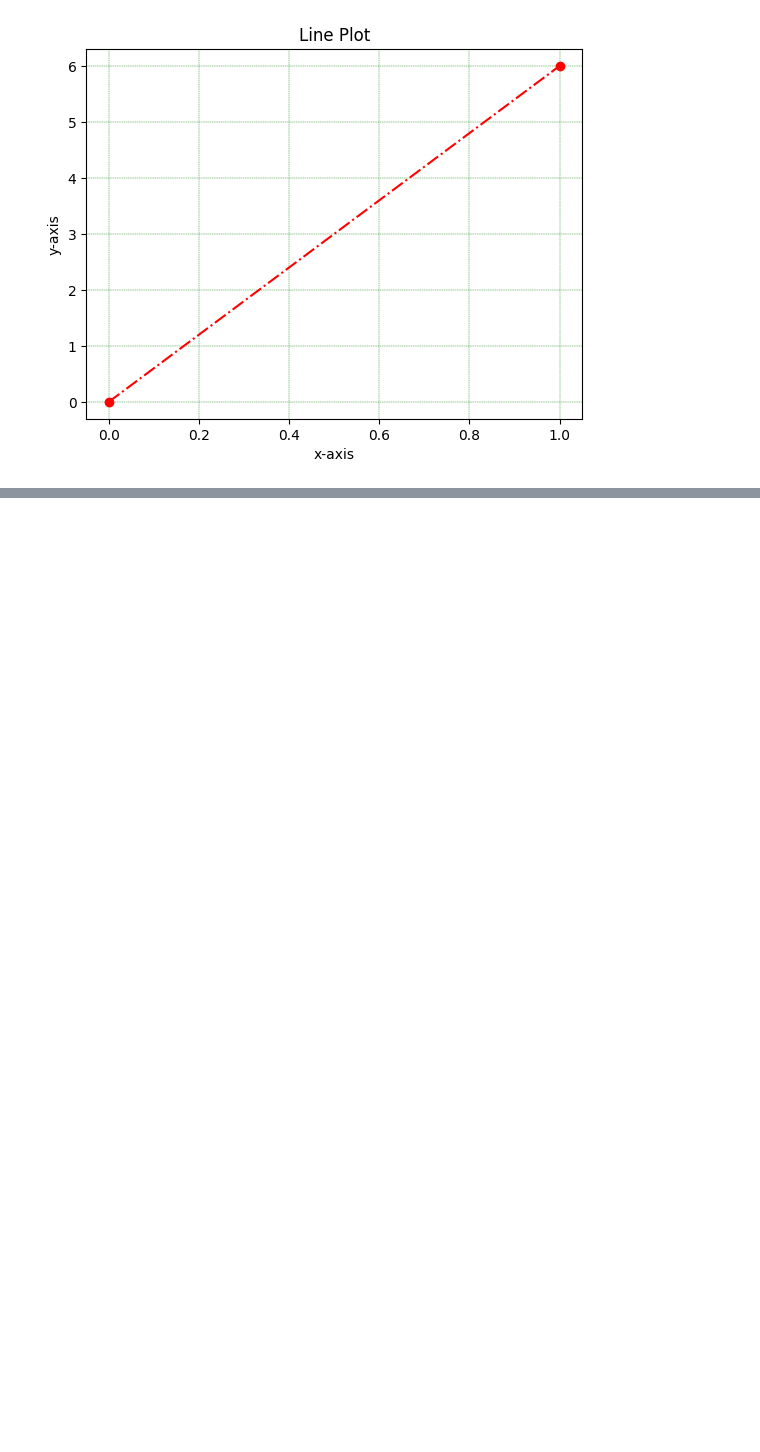
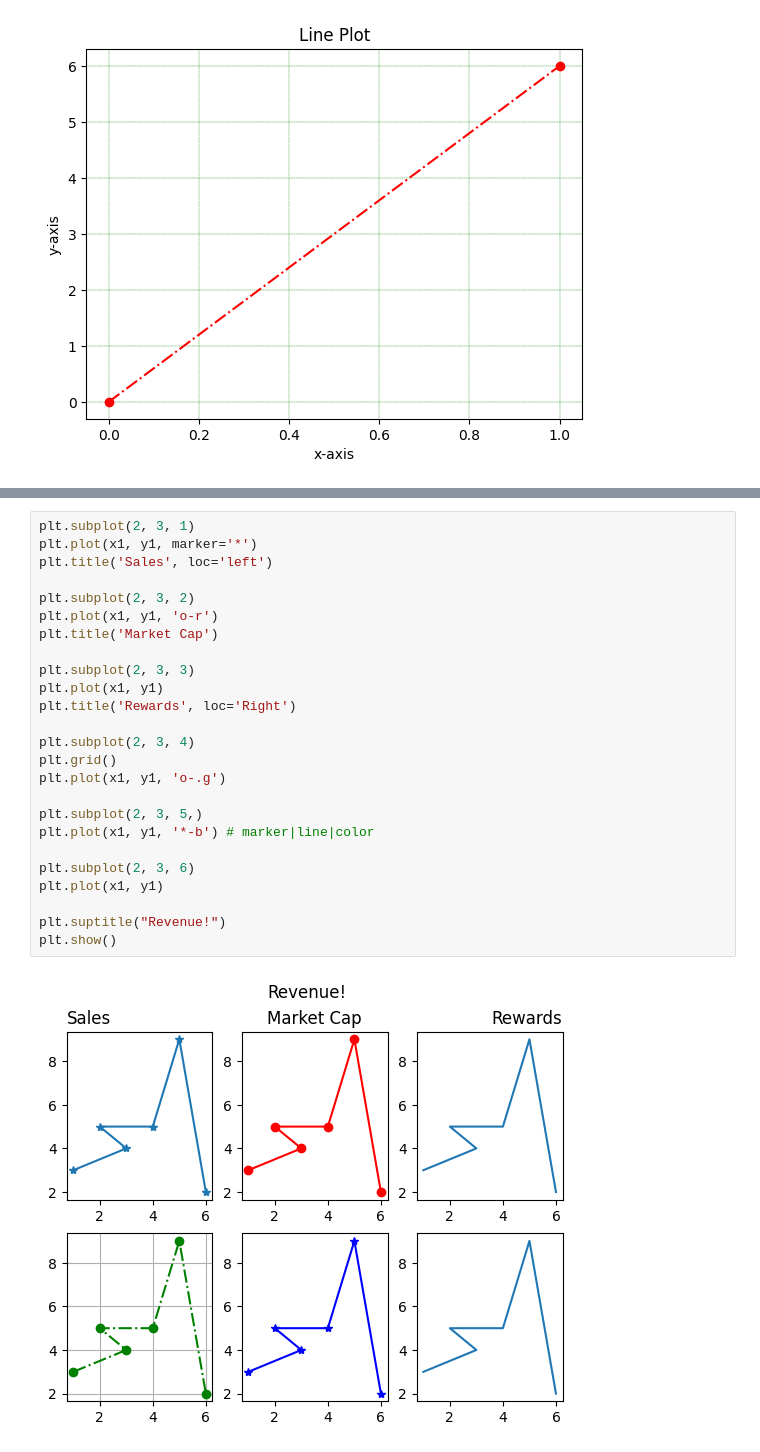
Before and after one commit to CodeQ-av/Python, a Jupyter notebook: matPlotLib.ipynb, the cells around one changed output, grey strips where cells are left out. Drawn from its saved outputs; the diff is of its cells as text; blank space fills up the shorter version.

```diff
--- a/matPlotLib.ipynb
+++ b/matPlotLib.ipynb
@@ -43,0 +63,27 @@ plt.show()
+# %%
+plt.subplot(2, 3, 1)
+plt.plot(x1, y1, marker='*')
+plt.title('Sales', loc='left')
+
+plt.subplot(2, 3, 2)
+plt.plot(x1, y1, 'o-r')
+plt.title('Market Cap')
+
+plt.subplot(2, 3, 3)
+plt.plot(x1, y1)
+plt.title('Rewards', loc='Right')
+
+plt.subplot(2, 3, 4)
+plt.grid()
+plt.plot(x1, y1, 'o-.g')
+
+plt.subplot(2, 3, 5,)
+plt.plot(x1, y1, '*-b') # marker|line|color
+
+plt.subplot(2, 3, 6)
+plt.plot(x1, y1)
+
+plt.suptitle("Revenue!")
+plt.show()
+# %% [output]
+[figure, added]
```
Also changed, not shown: parts of 10 cells of this notebook, 1 other file.
